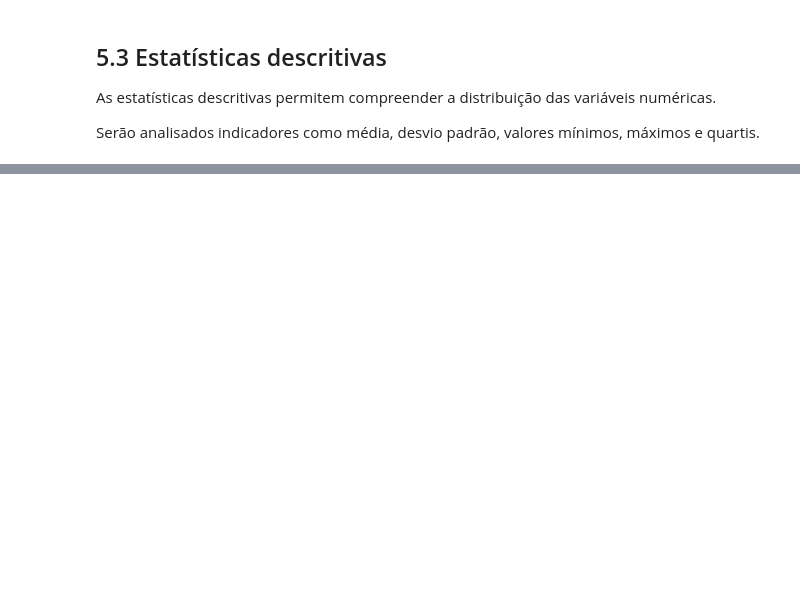
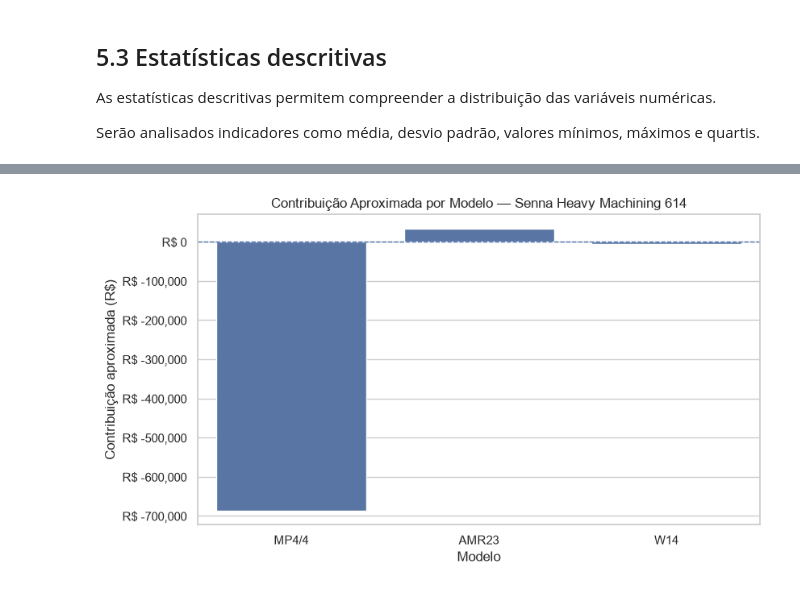
Before and after one commit to marco-rocks/hackaton-altas-copco, a Jupyter notebook: notebooks/01_analise_exploratoria.ipynb, the cells around one changed output, grey strips where cells are left out. Saved outputs shown, nothing was run; the diff lists cells and outputs as text; code cells hidden in the pictures; blank space fills up the shorter version.

```diff
--- a/notebooks/01_analise_exploratoria.ipynb
+++ b/notebooks/01_analise_exploratoria.ipynb
@@ -888,7 +401,0 @@ Para isso, os valores das propostas foram divididos em cinco faixas de tamanho s
-# %%
-# Cria cinco grupos com aproximadamente a mesma quantidade de propostas
-historico_cotacoes["Faixa_Valor"] = pd.qcut(
-    historico_cotacoes["Amount_BRL"],
-    q=5,
-    duplicates="drop"
-)
@@ -1292,0 +881,12 @@ O cliente **Senna Heavy Machining 614** representa uma segunda oportunidade prom
+# %%
+base_integrada = historico_cotacoes.merge(
+    frota_ativos,
+    on="Serial_ID",
+    how="inner",
+    validate="many_to_one"
+)
+
+print(
+    f"Registros da base integrada: "
+    f"{len(base_integrada)}"
+)
@@ -1292,0 +1059,31 @@ O cliente **Senna Heavy Machining 614** representa uma segunda oportunidade prom
+# %%
+resultado_plot = (
+    rentabilidade_modelos
+    .reset_index()
+)
+
+plt.figure(figsize=(9, 5))
+
+sns.barplot(
+    data=resultado_plot,
+    x="F1_Model",
+    y="Contribuicao_Aproximada"
+)
+
+plt.axhline(
+    0,
+    linestyle="--",
+    linewidth=1
+)
+
+plt.title(
+    "Contribuição Aproximada por Modelo — Senna Heavy Machining 614"
+)
+plt.xlabel("Modelo")
+plt.ylabel("Contribuição aproximada (R$)")
+
+plt.gca().yaxis.set_major_formatter((lambda valor, _: f"R$ {valor:,.0f}"))
+
+plt.show()
+# %% [output]
+[figure, added]
```
Also changed, not shown: parts of 146 cells of this notebook, 9 other files.
